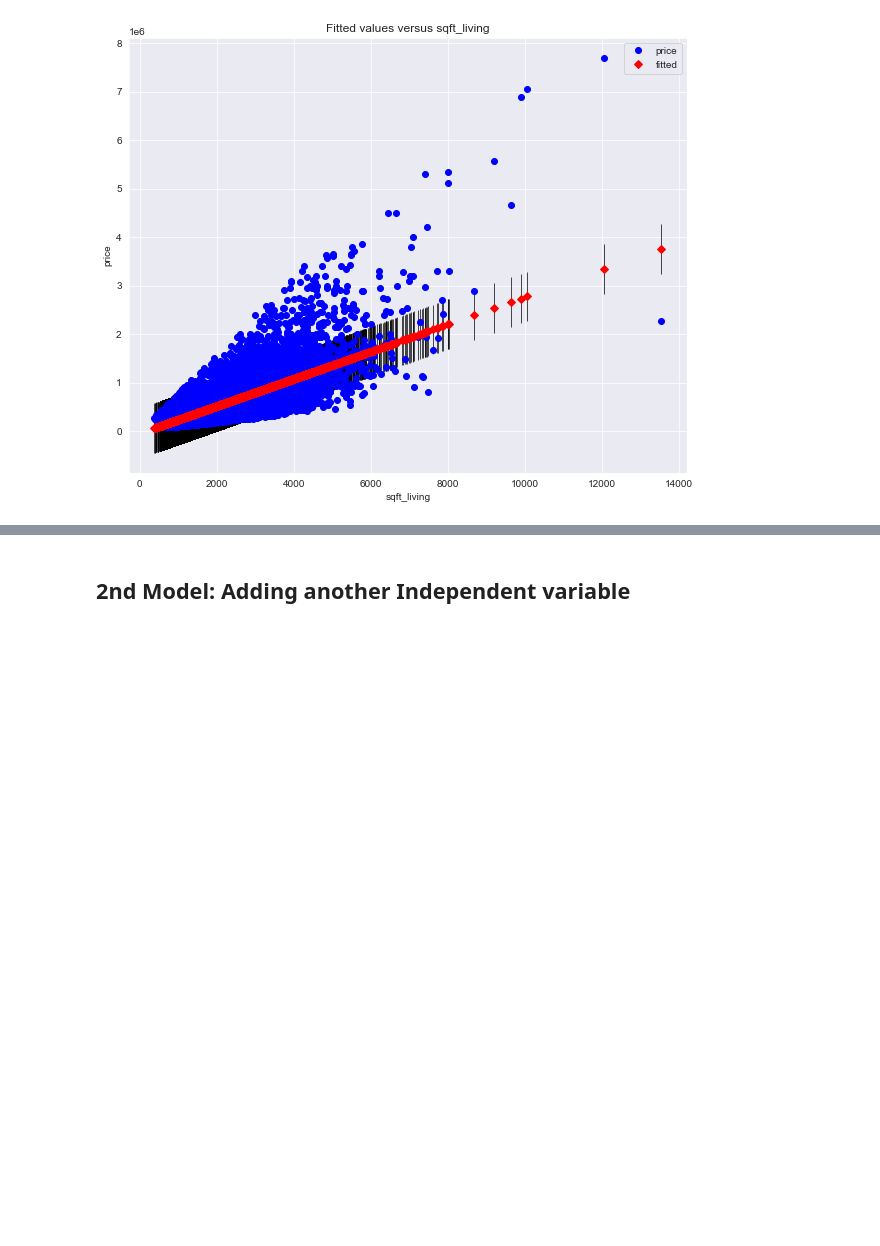
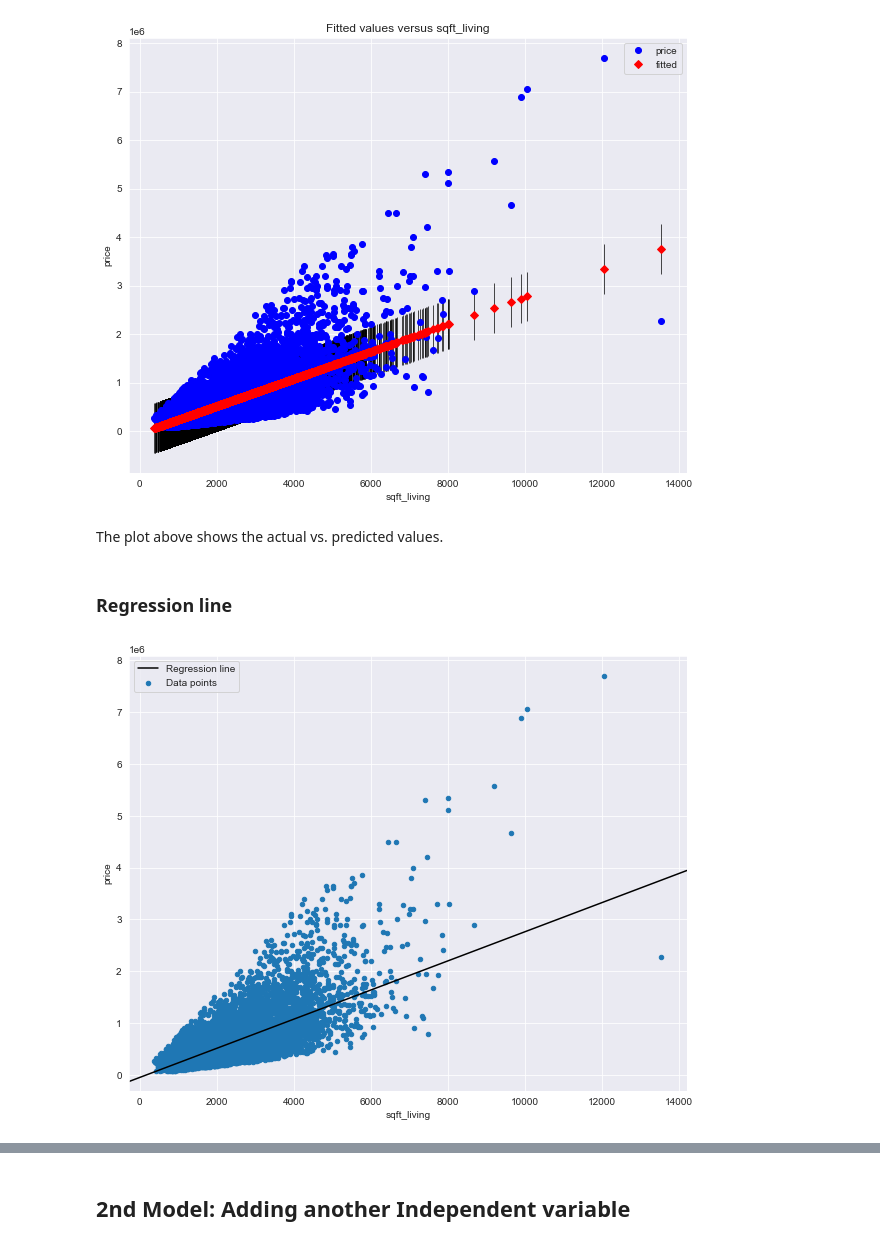
Before and after one commit to Lucy-Munge/dsc-phase-2-project-v2-3, a Jupyter notebook: student.ipynb, the cells around one changed output, grey strips where cells are left out. Saved outputs shown, nothing was run; the diff lists cells and outputs as text; code cells hidden in the pictures; blank space fills up the shorter version.

```diff
--- a/student.ipynb
+++ b/student.ipynb
@@ -440,3 +467,19 @@ sm.graphics.plot_fit(baseline_results, "sqft_living", ax=ax)
 plt.show()
 # %% [output]
 [figure]
+# %% [markdown]
+The plot above shows the actual vs. predicted values.
+# %% [markdown]
+### Regression line
+# %%
+# Create a figure and axes
+fig, ax = plt.subplots(figsize=(10, 8))
+
+# Plot the fit using the baseline_results
+housing_new_data.plot.scatter(x="sqft_living", y="price", label="Data points", ax=ax)
+sm.graphics.abline_plot(model_results=baseline_results, label="Regression line", ax=ax, color="black")
+
+# Display the plot
+ax.legend();
+# %% [output]
+[figure, added]
```
Also changed, not shown: parts of 43 cells of this notebook.
